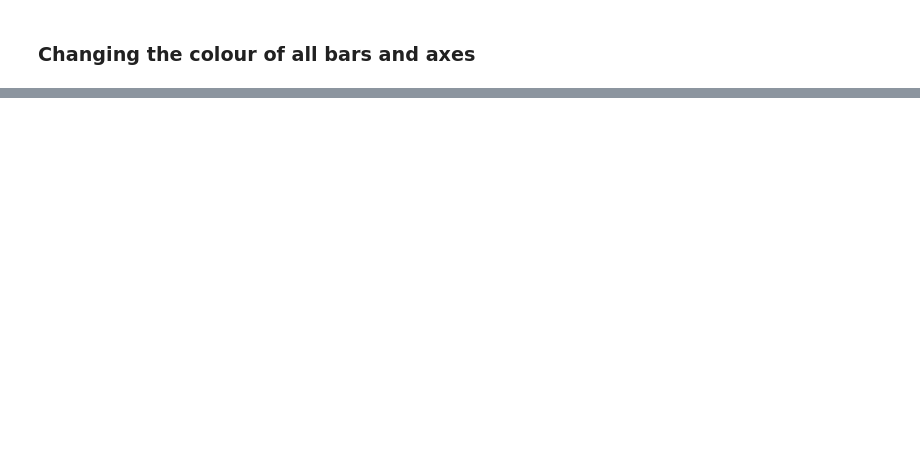
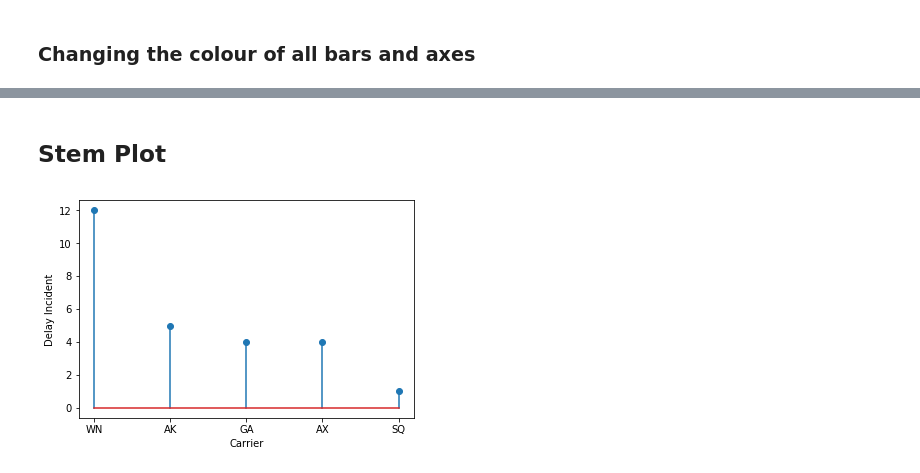
Before and after one commit to IvonGu/lectures-1, a Jupyter notebook: week07/Matplotlib_Primer/matplotlib-primer-5-bar-plot.ipynb, the cells around one changed output, grey strips where cells are left out. Drawn from its saved outputs; the diff is of its cells as text; code cells hidden in the pictures; blank space fills up the shorter version.

Commit message:
add stem plot to primer

```diff
--- a/week07/Matplotlib_Primer/matplotlib-primer-5-bar-plot.ipynb
+++ b/week07/Matplotlib_Primer/matplotlib-primer-5-bar-plot.ipynb
@@ -141,0 +142,13 @@ plt.show()
+# %% [markdown]
+## Stem Plot
+# %%
+fig, ax = plt.subplots()
+sorted_s2 = s2.sort_values(ascending=False)
+ax.stem(sorted_s2.values)
+plt.ylabel('Delay Incident')
+plt.xlabel('Carrier')
+ax.set_xticklabels(sorted_s2.index)
+plt.xticks(range(0,5))
+plt.show()
+# %% [output]
+[figure, added]
```
Also changed, not shown: parts of 8 cells of this notebook.
